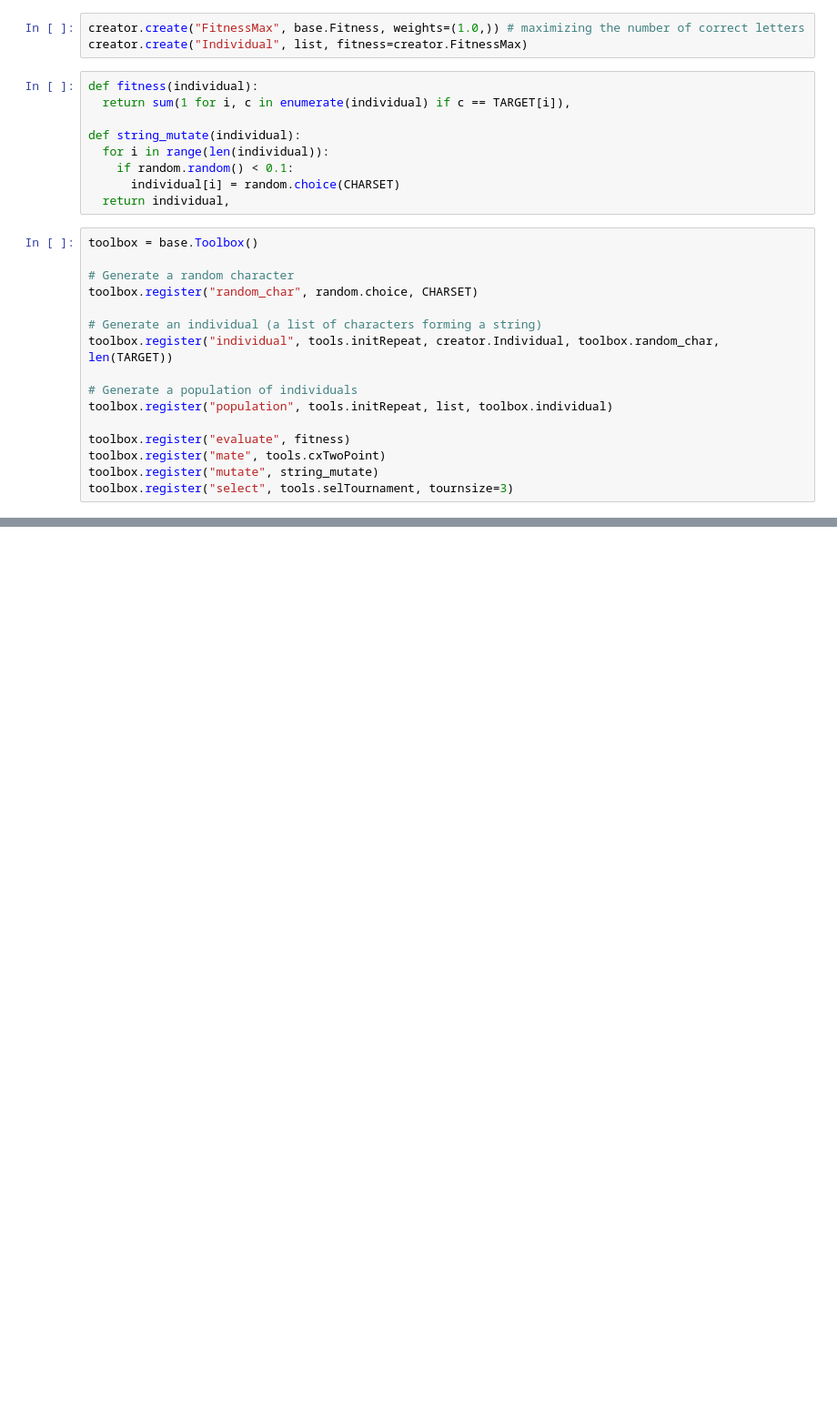
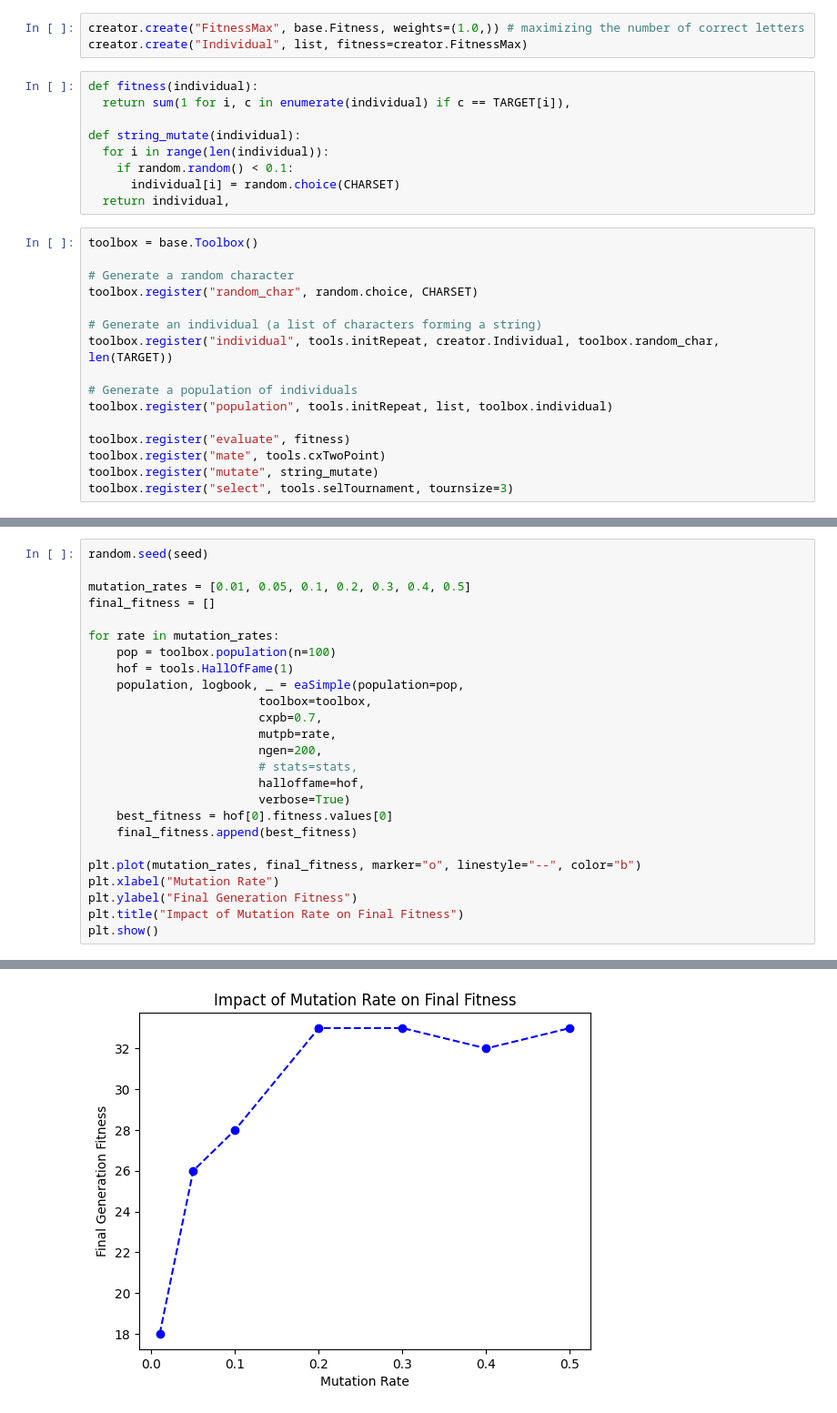
Before and after one commit to devbravo/Evolutionary-Computation, a Jupyter notebook: Genetic Algorithms/string_matching.ipynb, the cells around one changed output, grey strips where cells are left out. Shown at 91% size. Drawn from its saved outputs; the diff is of its cells as text; blank space fills up the shorter version.

```diff
--- a/Genetic Algorithms/string_matching.ipynb
+++ b/Genetic Algorithms/string_matching.ipynb
@@ -43,0 +114,26 @@ toolbox.register("select", tools.selTournament, tournsize=3)
+# %%
+random.seed(seed)
+
+mutation_rates = [0.01, 0.05, 0.1, 0.2, 0.3, 0.4, 0.5]
+final_fitness = []
+
+for rate in mutation_rates:
+    pop = toolbox.population(n=100)
+    hof = tools.HallOfFame(1)
+    population, logbook, _ = eaSimple(population=pop,
+                        toolbox=toolbox,
+                        cxpb=0.7,
+                        mutpb=rate,
+                        ngen=200,
+                        # stats=stats,
+                        halloffame=hof,
+                        verbose=True)
+    best_fitness = hof[0].fitness.values[0]
+    final_fitness.append(best_fitness)
+
+plt.plot(mutation_rates, final_fitness, marker="o", linestyle="--", color="b")
+plt.xlabel("Mutation Rate")
+plt.ylabel("Final Generation Fitness")
+plt.title("Impact of Mutation Rate on Final Fitness")
+plt.show()
+# %% [output]
@@ -44 +157,2 @@ toolbox.register("select", tools.selTournament, tournsize=3)
+[figure, added]
 # %%
```
Also changed, not shown: parts of 9 cells of this notebook.
